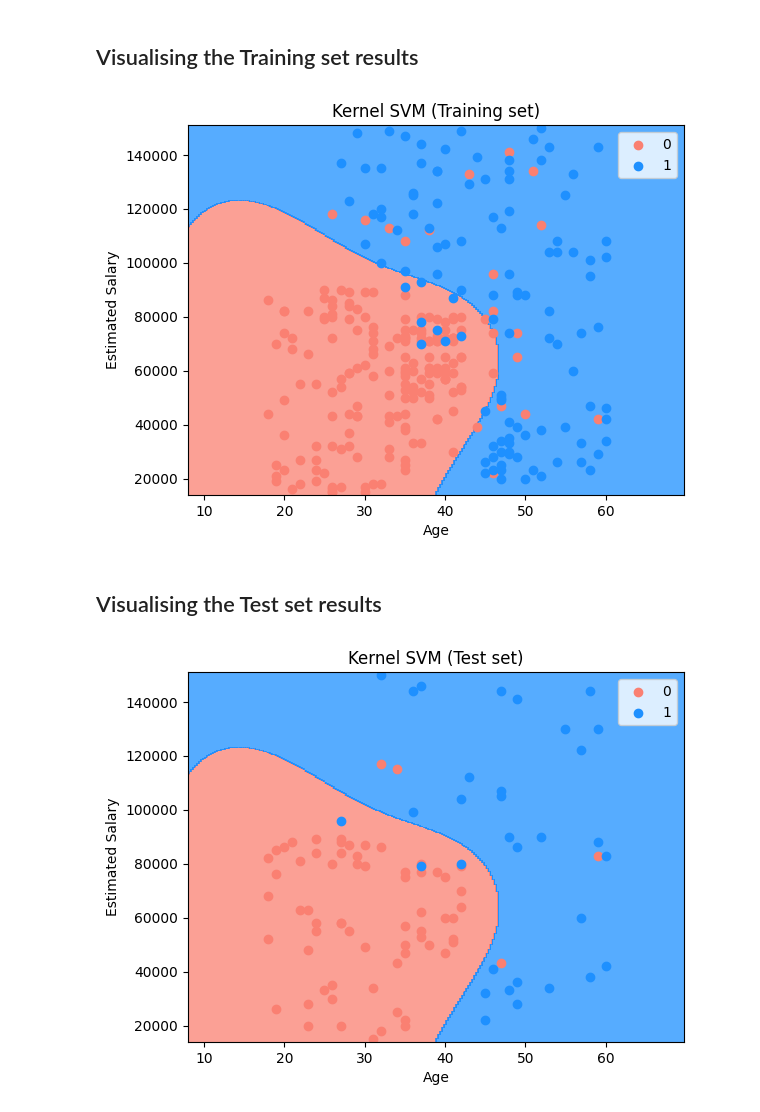
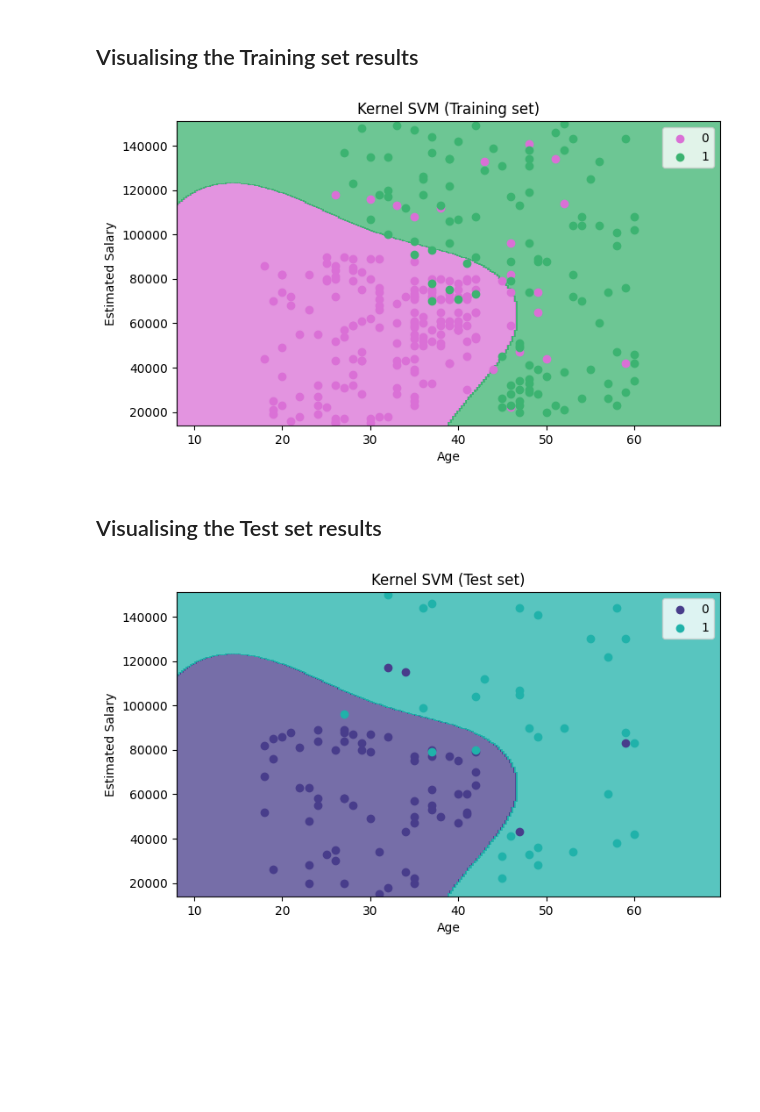
Before and after one commit to brandonmahle/Portfolio, a Jupyter notebook: Python/ML Classification/kernel_svm.ipynb, the cells around one changed output. Drawn from its saved outputs; the diff is of its cells as text; code cells hidden in the pictures; blank space fills up the shorter version.

```diff
--- a/Python/ML Classification/kernel_svm.ipynb
+++ b/Python/ML Classification/kernel_svm.ipynb
@@ -6,6 +6,8 @@
 import numpy as np
 import matplotlib.pyplot as plt
 import pandas as pd
+# Adjusts the plot size
+plt.rcParams["figure.figsize"] = (8,4.5)
 # %% [markdown]
 ## Importing the dataset
 # %%
@@ -175,21 +177,21 @@ accuracy_score(y_test, y_pred)
 # %%
 from matplotlib.colors import ListedColormap
 X_set, y_set = sc.inverse_transform(X_train), y_train
 X1, X2 = np.meshgrid(np.arange(start = X_set[:, 0].min() - 10, stop = X_set[:, 0].max() + 10, step = 0.25),
                      np.arange(start = X_set[:, 1].min() - 1000, stop = X_set[:, 1].max() + 1000, step = 0.25))
 plt.contourf(X1, X2, classifier.predict(sc.transform(np.array([X1.ravel(), X2.ravel()]).T)).reshape(X1.shape),
-             alpha = 0.75, cmap = ListedColormap(('salmon', 'dodgerblue')))
+             alpha = 0.75, cmap = ListedColormap(('orchid', 'mediumseagreen')))
 plt.xlim(X1.min(), X1.max())
 plt.ylim(X2.min(), X2.max())
 for i, j in enumerate(np.unique(y_set)):
-    plt.scatter(X_set[y_set == j, 0], X_set[y_set == j, 1], c = ListedColormap(('salmon', 'dodgerblue'))(i), label = j)
+    plt.scatter(X_set[y_set == j, 0], X_set[y_set == j, 1], c = ListedColormap(('orchid', 'mediumseagreen'))(i), label = j)
 plt.title('Kernel SVM (Training set)')
 plt.xlabel('Age')
 plt.ylabel('Estimated Salary')
 plt.legend()
 plt.show()
 # %% [output]
-[figure, old version]
+[figure, new version]
 # %% [markdown]
 ## Visualising the Test set results
 # %%
@@ -198,15 +200,15 @@ X_set, y_set = sc.inverse_transform(X_test), y_test
 X1, X2 = np.meshgrid(np.arange(start = X_set[:, 0].min() - 10, stop = X_set[:, 0].max() + 10, step = 0.25),
                      np.arange(start = X_set[:, 1].min() - 1000, stop = X_set[:, 1].max() + 1000, step = 0.25))
 plt.contourf(X1, X2, classifier.predict(sc.transform(np.array([X1.ravel(), X2.ravel()]).T)).reshape(X1.shape),
-             alpha = 0.75, cmap = ListedColormap(('salmon', 'dodgerblue')))
+             alpha = 0.75, cmap = ListedColormap(('darkslateblue', 'lightseagreen')))
 plt.xlim(X1.min(), X1.max())
 plt.ylim(X2.min(), X2.max())
 for i, j in enumerate(np.unique(y_set)):
-    plt.scatter(X_set[y_set == j, 0], X_set[y_set == j, 1], c = ListedColormap(('salmon', 'dodgerblue'))(i), label = j)
+    plt.scatter(X_set[y_set == j, 0], X_set[y_set == j, 1], c = ListedColormap(('darkslateblue', 'lightseagreen'))(i), label = j)
 plt.title('Kernel SVM (Test set)')
 plt.xlabel('Age')
 plt.ylabel('Estimated Salary')
 plt.legend()
 plt.show()
 # %% [output]
-[figure, old version]
+[figure, new version]
```
